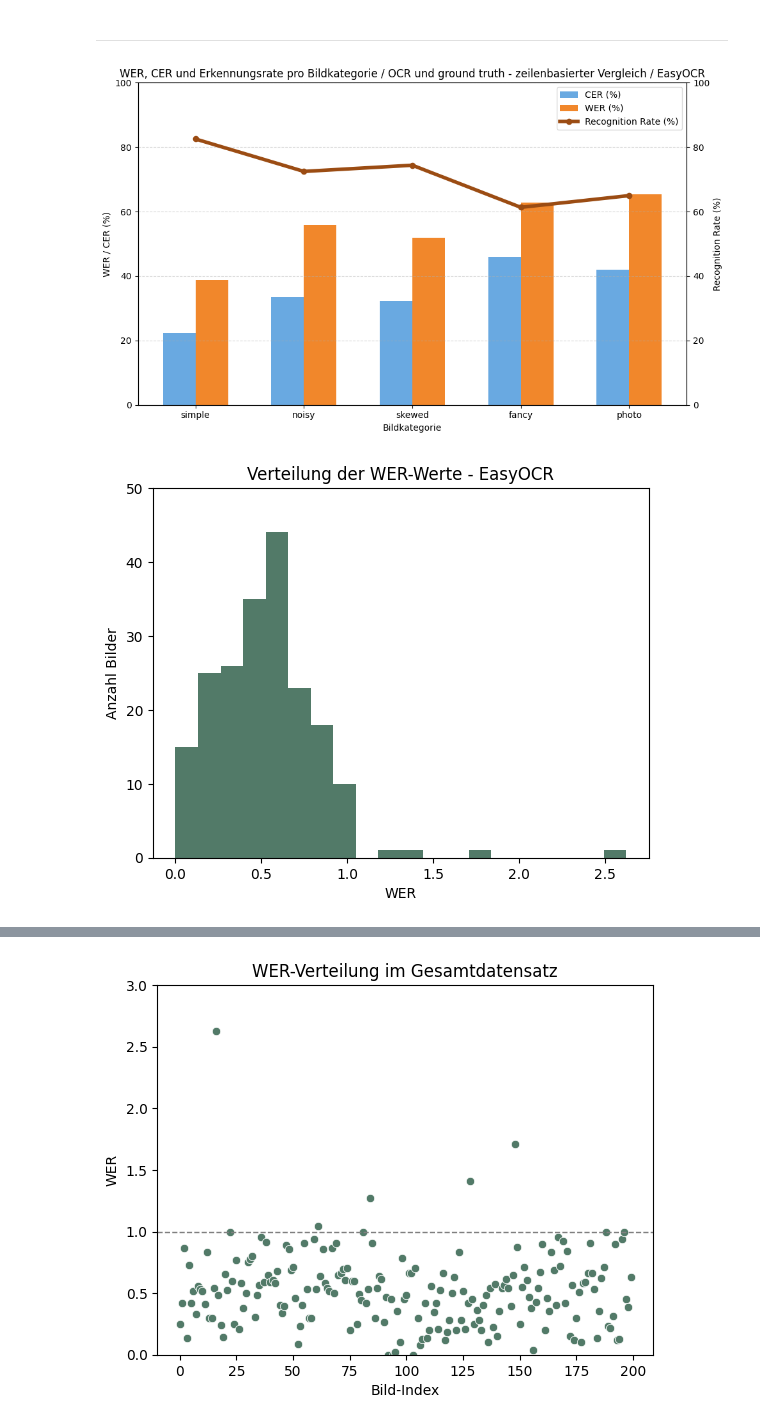
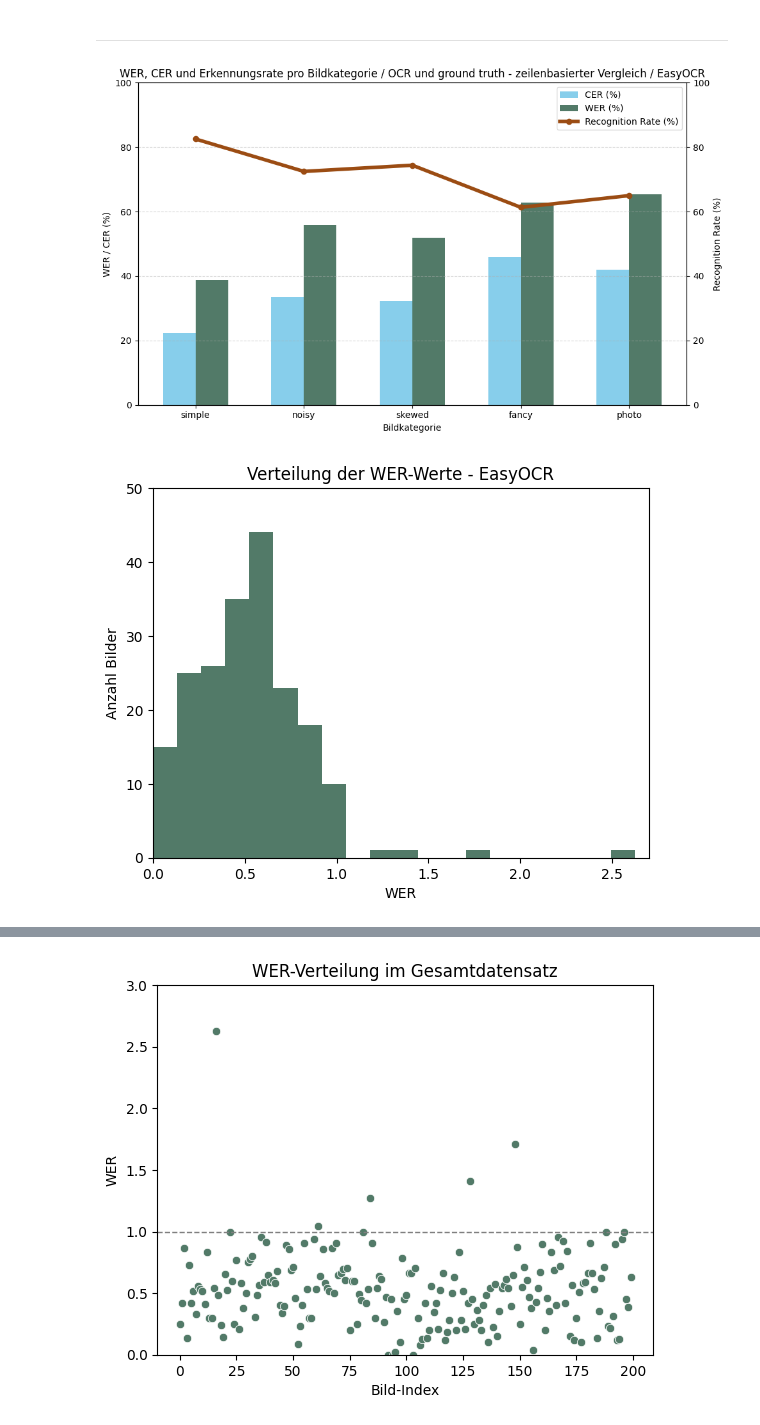
Before and after one commit to nicdriebe/ocr-ner-sharepic-evaluation, a Jupyter notebook: notebooks/ocr_easyOCR/01_0_easyocr_evaluation_linewise.ipynb, the cells around one changed output, grey strips where cells are left out. Saved outputs shown, nothing was run; the diff lists cells and outputs as text; code cells hidden in the pictures.

```diff
--- a/notebooks/ocr_easyOCR/01_0_easyocr_evaluation_linewise.ipynb
+++ b/notebooks/ocr_easyOCR/01_0_easyocr_evaluation_linewise.ipynb
@@ -375,36 +375,36 @@ df = pd.DataFrame({
 # Plot
 fig, ax1 = plt.subplots(figsize=(10, 6))
 
 x = range(len(categories))
 bar_width = 0.30
 
 # Balken für WER und CER
-ax1.bar(x, df['CER'], width=bar_width, label='CER (%)', color='#69A9E1')
-ax1.bar([i + bar_width for i in x], df['WER'], width=bar_width, label='WER (%)', color='#F1872B')
+ax1.bar(x, df['CER'], width=bar_width, label='CER (%)', color='skyblue')
+ax1.bar([i + bar_width for i in x], df['WER'], width=bar_width, label='WER (%)', color='#527a68')
 
 ax1.set_ylabel('WER / CER (%)')
 ax1.set_ylim(0, 100)
 ax1.set_xlabel('Bildkategorie')
 ax1.set_xticks([i + bar_width / 2 for i in x])
 ax1.set_xticklabels(categories)
 
 # Zweite Y-Achse für Erkennungsrate
 ax2 = ax1.twinx()
 ax2.plot([i + bar_width / 2 for i in x], df['RecognitionRate'], label='Recognition Rate (%)', color='#9B4C13', marker='o', linewidth=4)
 ax2.set_ylabel('Recognition Rate (%)')
 ax2.set_ylim(0, 100)
 
 # Legenden zusammenführen
 lines_1, labels_1 = ax1.get_legend_handles_labels()
 lines_2, labels_2 = ax2.get_legend_handles_labels()
 ax1.legend(lines_1 + lines_2, labels_1 + labels_2, loc='upper right')
 
 plt.title('WER, CER und Erkennungsrate pro Bildkategorie / OCR und ground truth - zeilenbasierter Vergleich / EasyOCR')
 plt.grid(axis='y', linestyle='--', alpha=0.5)
 plt.tight_layout()
 plt.show()
 # %% [output]
-[figure, old version]
+[figure, new version]
 # %%
 import pandas as pd
 
@@ -413,13 +413,14 @@ wer_values = df["mean_wer"]
 
 plt.hist(wer_values, bins=20, color='#527a68')
 plt.ylim(0, 50)
+plt.xlim(0, 2.7)
 plt.xlabel('WER')
 plt.ylabel('Anzahl Bilder')
 plt.title('Verteilung der WER-Werte - EasyOCR')
 plt.grid(False)
 plt.show()
 # %% [output]
-[figure, old version]
+[figure, new version]
 # %%
 import pandas as pd
 
```
Also changed, not shown: parts of 3 cells of this notebook, 7 other files.
